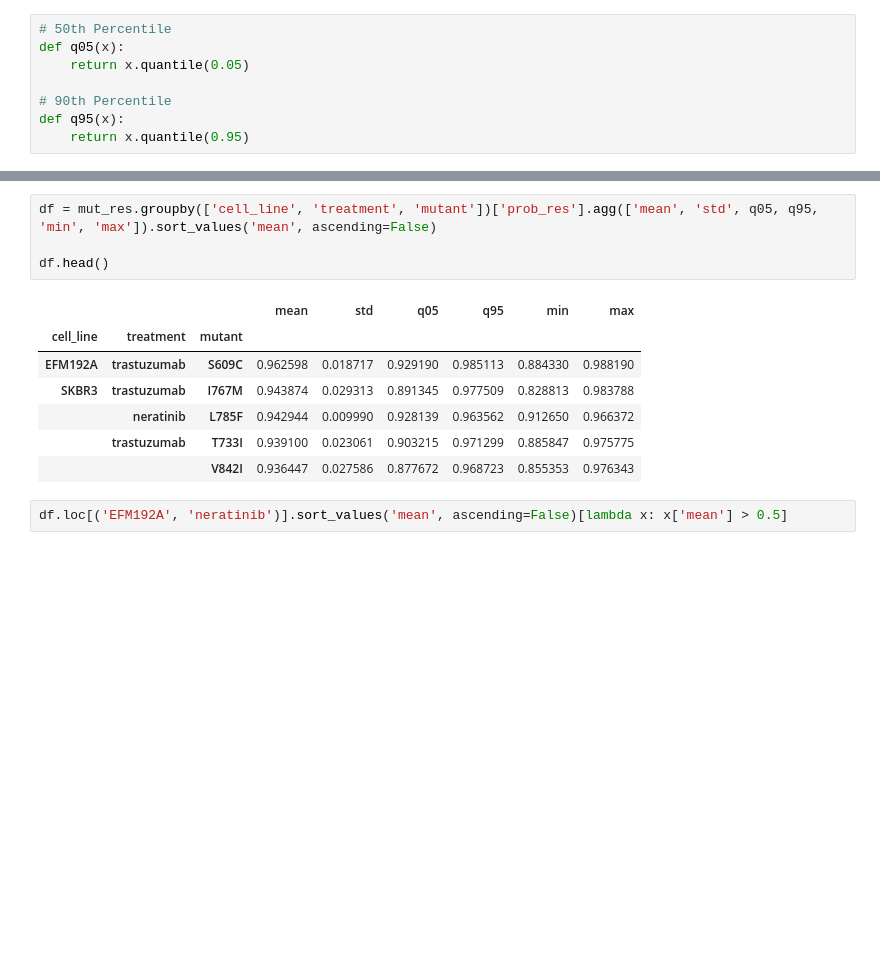
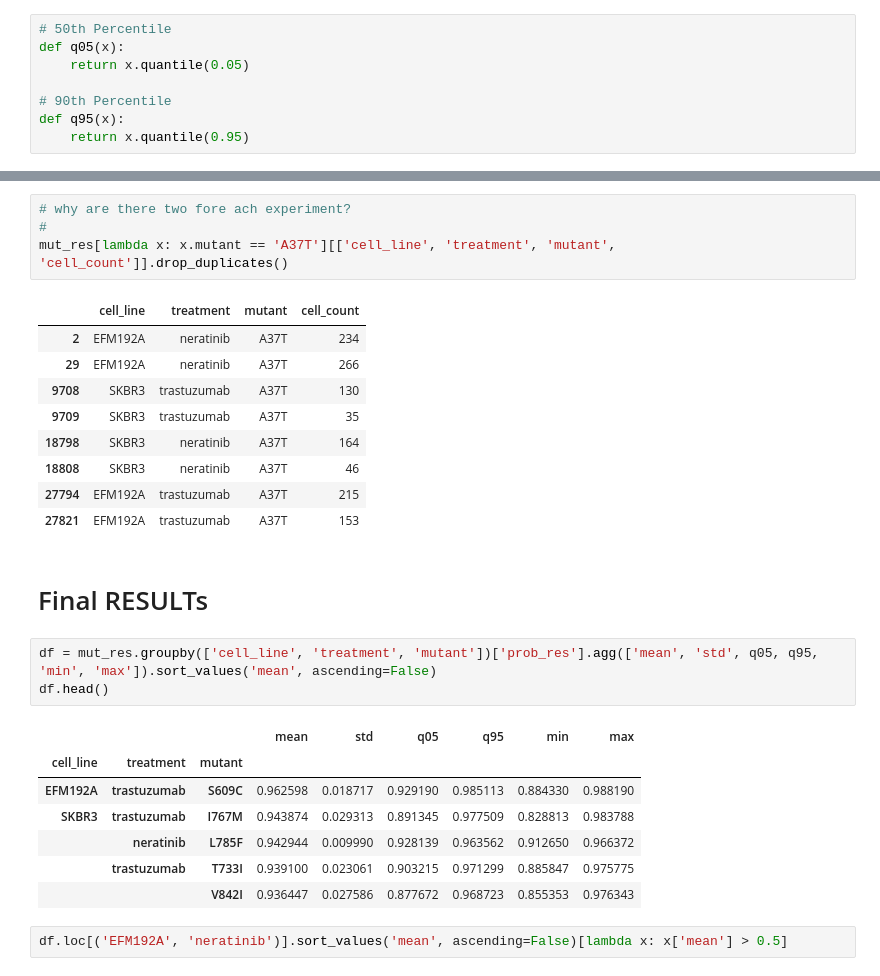
Before and after one commit to nathanieljevans/live_cell_reporter_imaging, a Jupyter notebook: sensitivity_analysis.ipynb, the cells around one changed output, grey strips where cells are left out. Drawn from its saved outputs; the diff is of its cells as text; blank space fills up the shorter version.

```diff
--- a/sensitivity_analysis.ipynb
+++ b/sensitivity_analysis.ipynb
@@ -147,6 +232,21 @@ def q95(x):
+# %%
+# why are there two fore ach experiment?
+#
+mut_res[lambda x: x.mutant == 'A37T'][['cell_line', 'treatment', 'mutant', 'cell_count']].drop_duplicates()
+# %% [output]
+|  | cell_line | treatment | mutant | cell_count |
+| 2 | EFM192A | neratinib | A37T | 234 |
+| 29 | EFM192A | neratinib | A37T | 266 |
+| 9708 | SKBR3 | trastuzumab | A37T | 130 |
+| 9709 | SKBR3 | trastuzumab | A37T | 35 |
+| 18798 | SKBR3 | neratinib | A37T | 164 |
+| 18808 | SKBR3 | neratinib | A37T | 46 |
+| 27794 | EFM192A | trastuzumab | A37T | 215 |
+| 27821 | EFM192A | trastuzumab | A37T | 153 |
+# %% [markdown]
+# Final RESULTs
 # %%
 df = mut_res.groupby(['cell_line', 'treatment', 'mutant'])['prob_res'].agg(['mean', 'std', q05, q95, 'min', 'max']).sort_values('mean', ascending=False)
-
 df.head()
 # %% [output]
 |  |  |  | mean | std | q05 | q95 | min | max |
```
Also changed, not shown: parts of 11 cells of this notebook, 3 other files.
